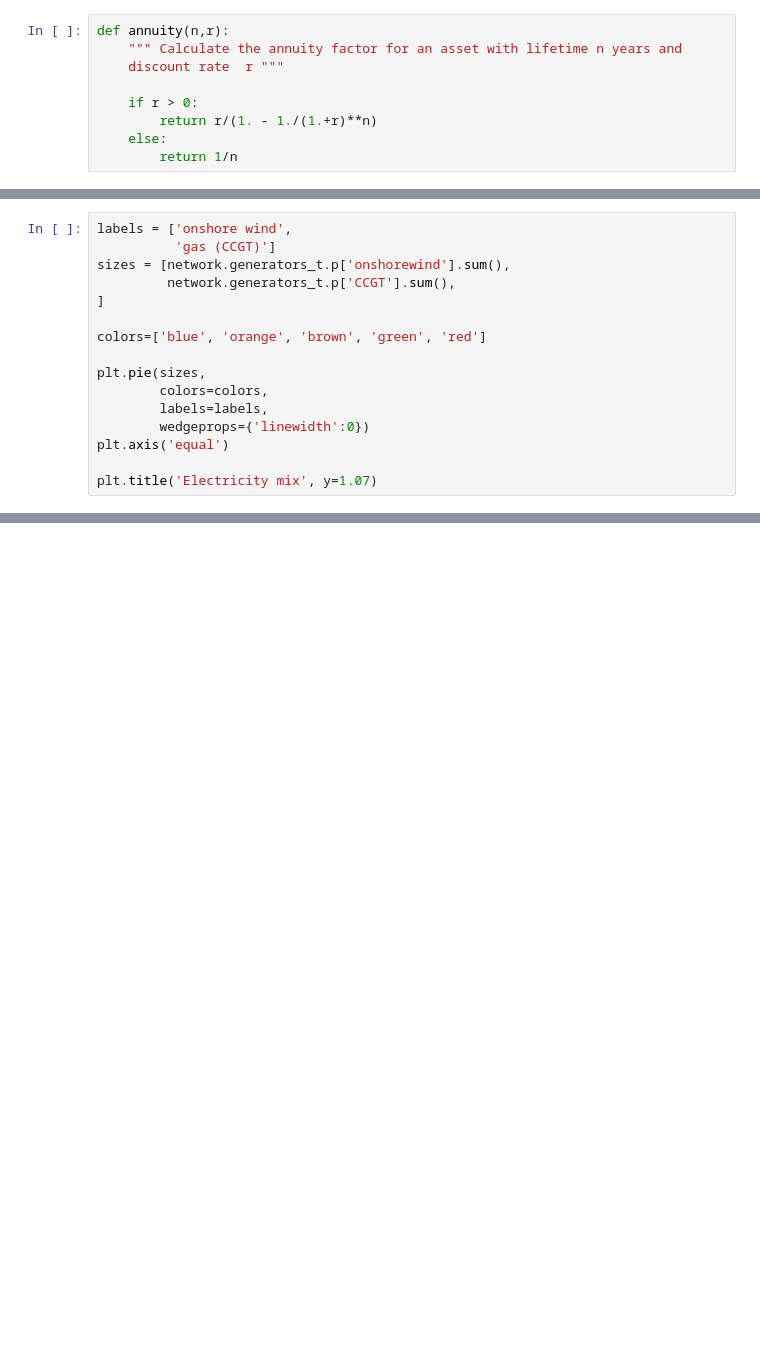
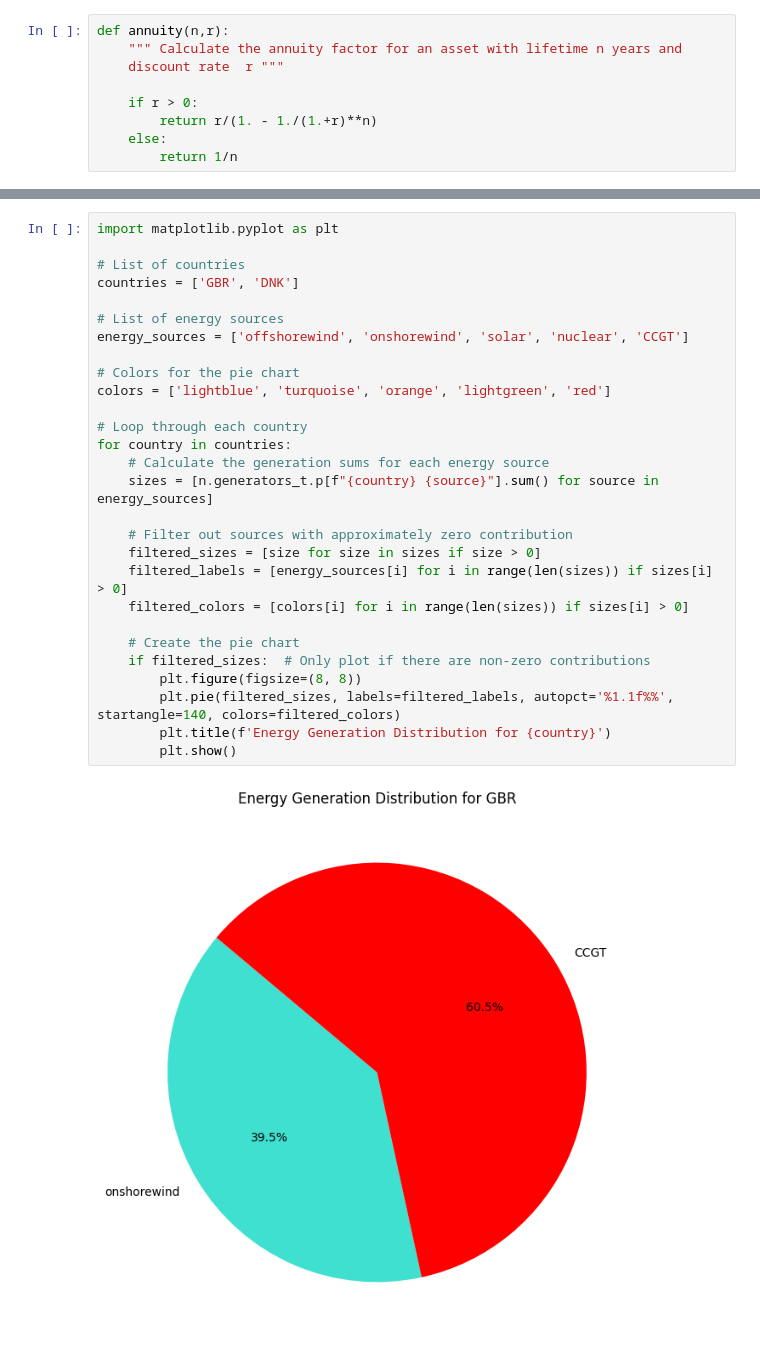
Before and after one commit to CarlosFdHL/ieg_project, a Jupyter notebook: Hmodel.ipynb, the cells around one changed output, grey strips where cells are left out. Cells and saved outputs as stored; diff of their text form; blank space fills up the shorter version.

```diff
--- a/Hmodel.ipynb
+++ b/Hmodel.ipynb
@@ -310,16 +267,0 @@ plt.tight_layout()
-# %%
-labels = ['onshore wind',
-          'gas (CCGT)']
-sizes = [network.generators_t.p['onshorewind'].sum(),
-         network.generators_t.p['CCGT'].sum(),
-]
-
-colors=['blue', 'orange', 'brown', 'green', 'red']
-
-plt.pie(sizes,
-        colors=colors,
-        labels=labels,
-        wedgeprops={'linewidth':0})
-plt.axis('equal')
-
-plt.title('Electricity mix', y=1.07)
@@ -355,0 +300,30 @@ plt.show()
+# %%
+import matplotlib.pyplot as plt
+
+# List of countries
+countries = ['GBR', 'DNK']
+
+# List of energy sources
+energy_sources = ['offshorewind', 'onshorewind', 'solar', 'nuclear', 'CCGT']
+
+# Colors for the pie chart
+colors = ['lightblue', 'turquoise', 'orange', 'lightgreen', 'red']
+
+# Loop through each country
+for country in countries:
+    # Calculate the generation sums for each energy source
+    sizes = [n.generators_t.p[f"{country} {source}"].sum() for source in energy_sources]
+
+    # Filter out sources with approximately zero contribution
+    filtered_sizes = [size for size in sizes if size > 0]
+    filtered_labels = [energy_sources[i] for i in range(len(sizes)) if sizes[i] > 0]
+    filtered_colors = [colors[i] for i in range(len(sizes)) if sizes[i] > 0]
+
+    # Create the pie chart
+    if filtered_sizes:  # Only plot if there are non-zero contributions
+        plt.figure(figsize=(8, 8))
+        plt.pie(filtered_sizes, labels=filtered_labels, autopct='%1.1f%%', startangle=140, colors=filtered_colors)
+        plt.title(f'Energy Generation Distribution for {country}')
+        plt.show()
+# %% [output]
+[figure, added]
```
Also changed, not shown: parts of 40 cells of this notebook, 1 other file.
